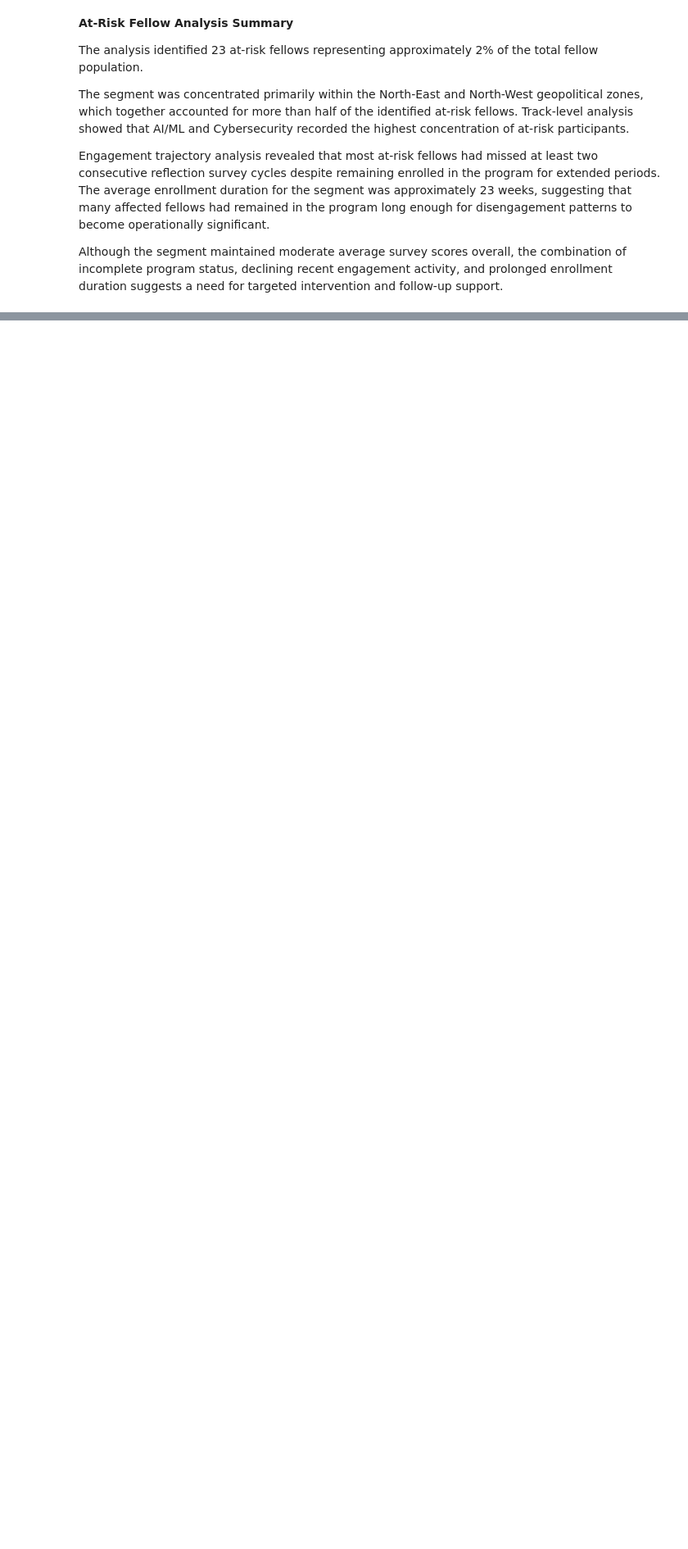
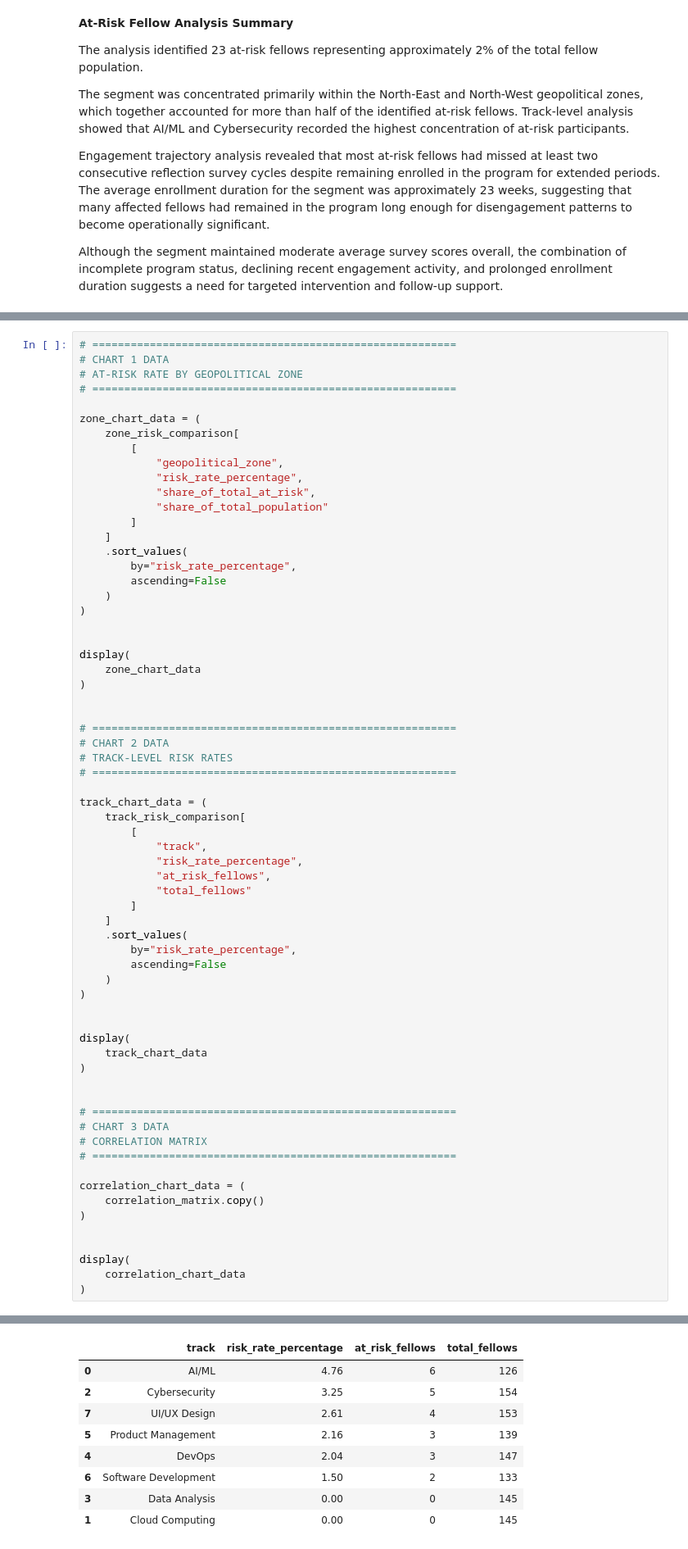
Before and after one commit to Efe-Godson/3mtt-stage2-analysis, a Jupyter notebook: notebooks/deliverable_2_analysis_notebook.ipynb, the cells around one changed output, grey strips where cells are left out. Shown at 82% size. Cells and saved outputs as stored; diff of their text form; blank space fills up the shorter version.

```diff
--- a/notebooks/deliverable_2_analysis_notebook.ipynb
+++ b/notebooks/deliverable_2_analysis_notebook.ipynb
@@ -2960,0 +3595,67 @@ Overall, the findings suggest that regular survey participation can serve as a u
+# %%
+# =========================================================
+# CHART 1 DATA
+# AT-RISK RATE BY GEOPOLITICAL ZONE
+# =========================================================
+
+zone_chart_data = (
+    zone_risk_comparison[
+        [
+            "geopolitical_zone",
+            "risk_rate_percentage",
+            "share_of_total_at_risk",
+            "share_of_total_population"
+        ]
+    ]
+    .sort_values(
+        by="risk_rate_percentage",
+        ascending=False
+    )
+)
+
+
+display(
+    zone_chart_data
+)
+
+
+# =========================================================
+# CHART 2 DATA
+# TRACK-LEVEL RISK RATES
+# =========================================================
+
+track_chart_data = (
+    track_risk_comparison[
+        [
+            "track",
+            "risk_rate_percentage",
+            "at_risk_fellows",
+            "total_fellows"
+        ]
+    ]
+    .sort_values(
+        by="risk_rate_percentage",
+        ascending=False
+    )
+)
+
+
+display(
+    track_chart_data
+)
+
+
+# =========================================================
+# CHART 3 DATA
+# CORRELATION MATRIX
+# =========================================================
+
+correlation_chart_data = (
+    correlation_matrix.copy()
+)
+
+
+display(
+    correlation_chart_data
+)
+# %% [output]
@@ -2960,0 +3669,9 @@ Overall, the findings suggest that regular survey participation can serve as a u
+|  | track | risk_rate_percentage | at_risk_fellows | total_fellows |
+| 0 | AI/ML | 4.76 | 6 | 126 |
+| 2 | Cybersecurity | 3.25 | 5 | 154 |
+| 7 | UI/UX Design | 2.61 | 4 | 153 |
+| 5 | Product Management | 2.16 | 3 | 139 |
+| 4 | DevOps | 2.04 | 3 | 147 |
+| 6 | Software Development | 1.50 | 2 | 133 |
+| 3 | Data Analysis | 0.00 | 0 | 145 |
+| 1 | Cloud Computing | 0.00 | 0 | 145 |
```
Also changed, not shown: parts of 15 cells of this notebook.
